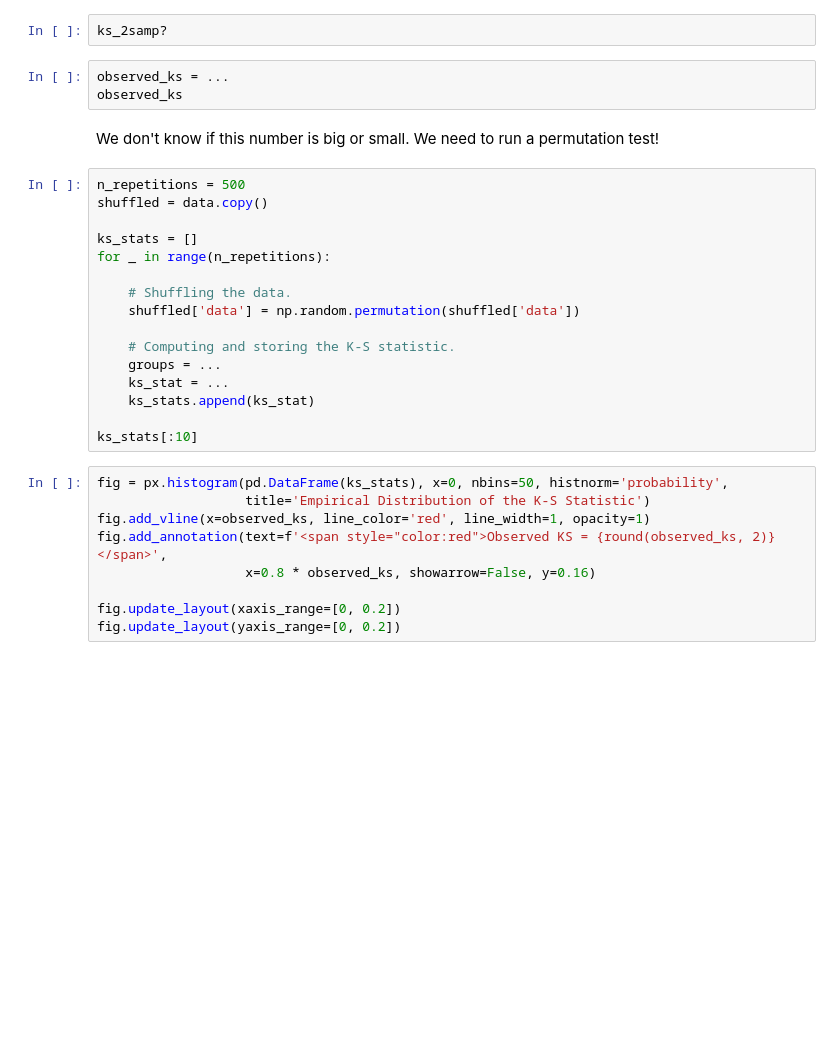
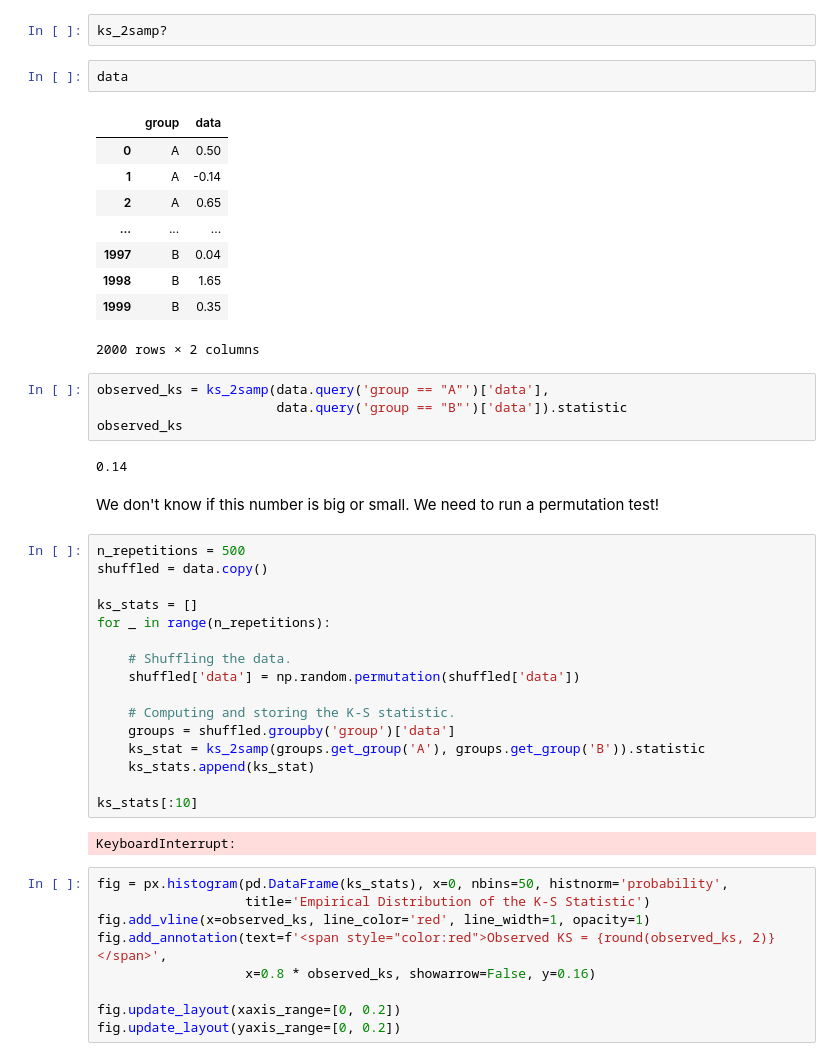
Before and after one commit to dsc-courses/dsc80-2023-fa, a Jupyter notebook: lectures/lec08/lec08-live.ipynb, the cells around one changed output. Saved outputs shown, nothing was run; the diff lists cells and outputs as text; blank space fills up the shorter version.

```diff
--- a/lectures/lec08/lec08-live.ipynb
+++ b/lectures/lec08/lec08-live.ipynb
@@ -384,9 +461,24 @@ Fortunately, **we don't need to calculate the K-S statistic ourselves**! Python
 from scipy.stats import ks_2samp
 # %%
 ks_2samp?
+# %%
+data
+# %% [output]
+|  | group | data |
+| 0 | A | 0.50 |
+| 1 | A | -0.14 |
+| 2 | A | 0.65 |
+| ... | ... | ... |
+| 1997 | B | 0.04 |
+| 1998 | B | 1.65 |
+| 1999 | B | 0.35 |
+2000 rows × 2 columns
 # %%
-observed_ks = ...
+observed_ks = ks_2samp(data.query('group == "A"')['data'],
+                       data.query('group == "B"')['data']).statistic
 observed_ks
+# %% [output]
+0.14
 # %% [markdown]
 We don't know if this number is big or small. We need to run a permutation test!
 # %%
@@ -400,11 +492,13 @@ for _ in range(n_repetitions):
     shuffled['data'] = np.random.permutation(shuffled['data'])
 
     # Computing and storing the K-S statistic.
-    groups = ...
-    ks_stat = ...
+    groups = shuffled.groupby('group')['data']
+    ks_stat = ks_2samp(groups.get_group('A'), groups.get_group('B')).statistic
     ks_stats.append(ks_stat)
 
 ks_stats[:10]
+# %% [output]
+KeyboardInterrupt:
 # %%
 fig = px.histogram(pd.DataFrame(ks_stats), x=0, nbins=50, histnorm='probability',
                    title='Empirical Distribution of the K-S Statistic')
```
Also changed, not shown: parts of 37 cells of this notebook.
